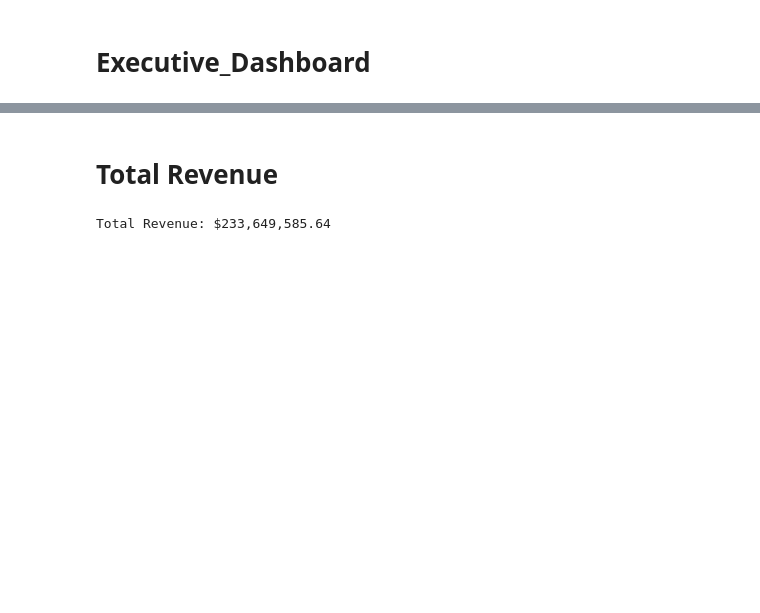
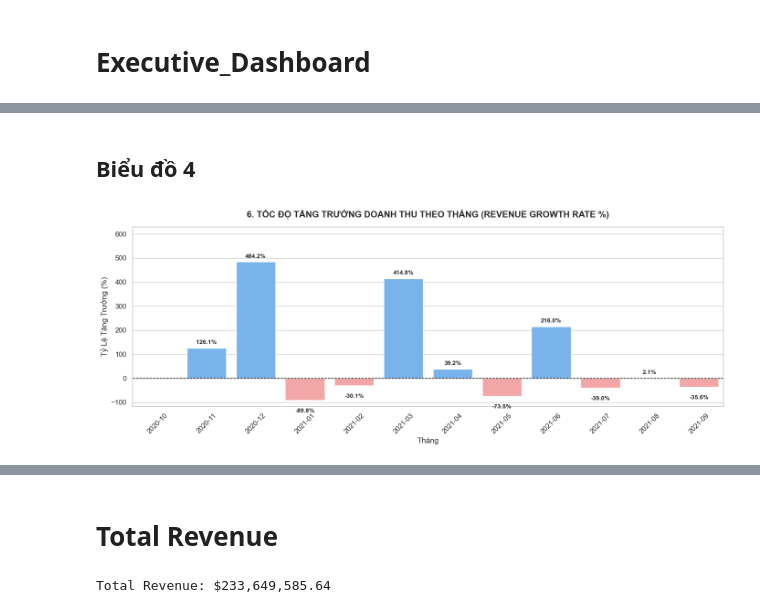
Before and after one commit to fanta2k5/PRO2291_duantotnghiep1, a Jupyter notebook: notebooks/Visualization/executive_dashboard.ipynb, the cells around one changed output, grey strips where cells are left out. Drawn from its saved outputs; the diff is of its cells as text; code cells hidden in the pictures; blank space fills up the shorter version.

```diff
--- a/notebooks/Visualization/executive_dashboard.ipynb
+++ b/notebooks/Visualization/executive_dashboard.ipynb
@@ -431,0 +305,29 @@ plt.show()
+# %% [markdown]
+## Biểu đồ 4
+# %%
+plt.figure(figsize=(14, 5.5))
+colors = ['#ff9999' if x < 0 else '#66b3ff' for x in df_monthly['revenue_growth_rate'].fillna(0)]
+ax = sns.barplot(data=df_monthly, x='month_label', y='revenue_growth_rate', hue='month_label', palette=colors, legend=False)
+
+plt.axhline(0, color='black', linewidth=1, linestyle='--')
+plt.title('6. TỐC ĐỘ TĂNG TRƯỞNG DOANH THU THEO THÁNG (REVENUE GROWTH RATE %)', fontsize=14, fontweight='bold', pad=15)
+plt.xlabel('Tháng', fontsize=12)
+plt.ylabel('Tỷ Lệ Tăng Trưởng (%)', fontsize=12)
+plt.xticks(rotation=45)
+
+for p in ax.patches:
+    val = p.get_height()
+    if pd.notna(val) and val != 0:
+        va_dir = 'bottom' if val >= 0 else 'top'
+        xy_dir = (0, 4) if val >= 0 else (0, -13)
+        ax.annotate(f"{val:.1f}%", (p.get_x() + p.get_width() / 2., val),
+                     ha='center', va=va_dir, fontsize=9.5, fontweight='bold', xytext=xy_dir, textcoords='offset points')
+
+y_max = df_monthly['revenue_growth_rate'].max()
+y_min = df_monthly['revenue_growth_rate'].min()
+plt.ylim(y_min * 1.3 if y_min < 0 else -10, y_max * 1.3 if y_max > 0 else 10)
+
+plt.tight_layout()
+plt.show()
+# %% [output]
+[figure, added]
```
Also changed, not shown: parts of 20 cells of this notebook.
